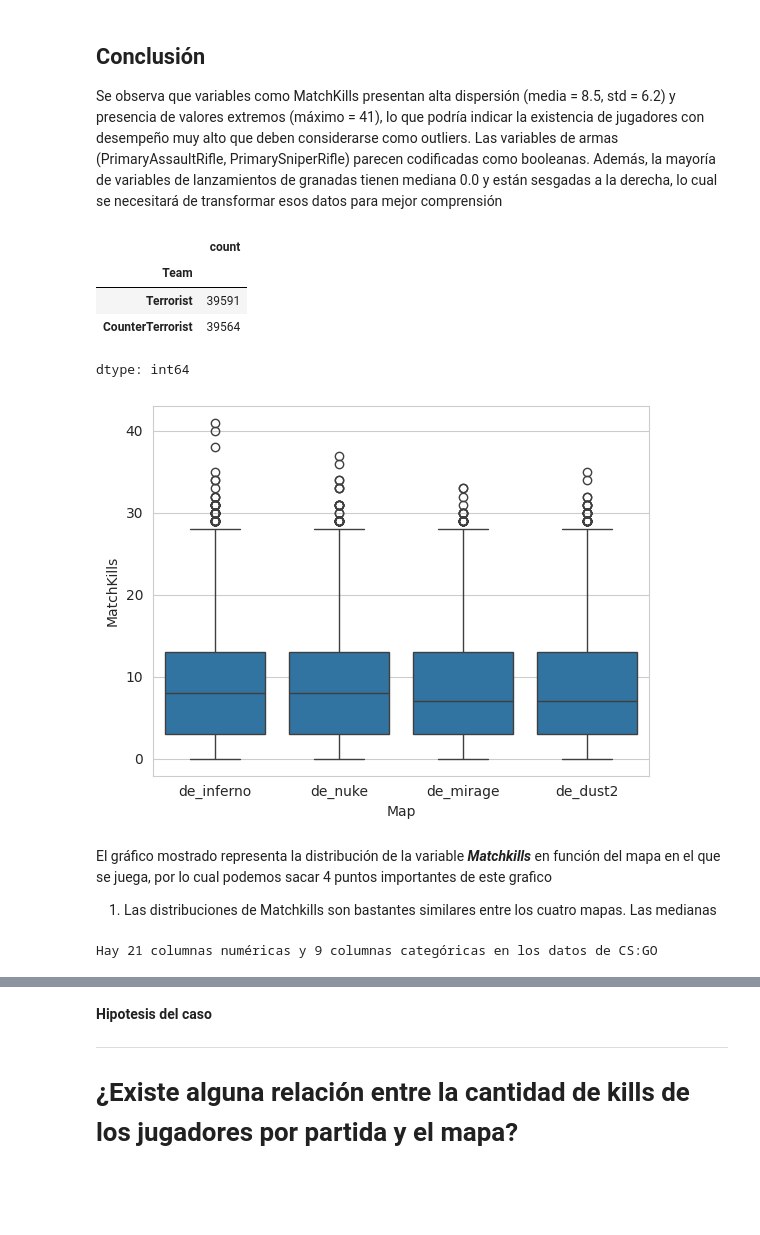
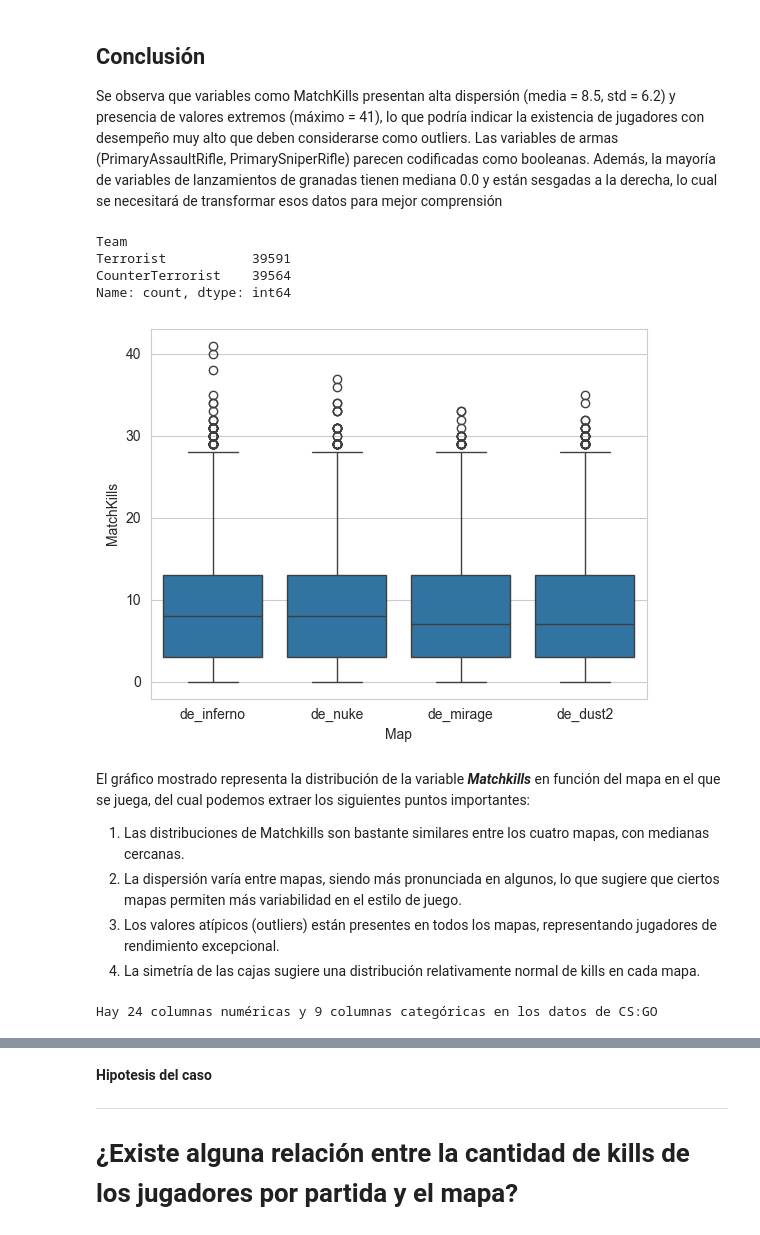
Before and after one commit to lonelystar16/fund-machinelearning, a Jupyter notebook: Informe Tecnico.ipynb, the cells around one changed output, grey strips where cells are left out. Drawn from its saved outputs; the diff is of its cells as text; code cells hidden in the pictures; blank space fills up the shorter version.

```diff
--- a/Informe Tecnico.ipynb
+++ b/Informe Tecnico.ipynb
@@ -77,6 +70,7 @@ from sklearn.metrics import mean_squared_error, r2_score
 # %%
 # Carga del dataset
-rdf = pd.read_csv('Anexo ET_demo_round_traces_2022.csv', sep=';', on_bad_lines='warn')
+# Lectura del dataset con parámetros optimizados
+rdf = pd.read_csv('Anexo ET_demo_round_traces_2022.csv', sep=';',low_memory=False,on_bad_lines='warn')
 rdf.head()
 # %% [output]
 |  | Unnamed: 0 | Map | Team | InternalTeamId | MatchId | RoundId | RoundWinner | MatchWinner | Survived | ... |
@@ -194,0 +335,11 @@ dtype: float64
+# %%
+# 1. Ratio K/D y Headshots
+rdf['KD_Ratio'] = rdf['RoundKills'] / 1  # Kills por ronda
+rdf['Headshot_Percentage'] = (rdf['RoundHeadshots'] / rdf['RoundKills'].replace(0, 1)) * 100
+
+# Visualización de K/D Ratio por equipo
+plt.figure(figsize=(12, 6))
+sns.boxplot(data=rdf, x='Team', y='RoundKills')
+plt.title('Distribución de Kills por Equipo y Ronda')
+plt.ylabel('Kills por Ronda')
+plt.show()
@@ -194,0 +359,8 @@ dtype: float64
+# %%
+rdf['Damage_per_Money'] = rdf['RoundKills'] / rdf['RoundStartingEquipmentValue'].replace(0, 1)
+# Visualización de Eficiencia Económica
+plt.figure(figsize=(12, 6))
+sns.boxplot(data=rdf, x='Team', y='Damage_per_Money')
+plt.title('Eficiencia Económica: Kills por Dinero Gastado')
+plt.ylabel('Kills/Dinero')
+plt.show()
@@ -194,0 +371,12 @@ dtype: float64
+# %%
+# Tasa de victoria por equipo
+rdf['RoundWinner'] = rdf['RoundWinner'].map({'True': 1, 'False': 0})
+
+# Tasa de victoria por equipo
+victory_rate = rdf.groupby('Team')['RoundWinner'].mean() * 100
+plt.figure(figsize=(10, 6))
+victory_rate.plot(kind='bar')
+plt.title('Tasa de Victoria por Equipo')
+plt.ylabel('Porcentaje de Victoria')
+plt.xticks(rotation=45)
+plt.show()
@@ -212,26 +402,29 @@ Además, la mayoría de variables de lanzamientos de granadas tienen mediana 0.0
 # %%
 import seaborn as sns
 sns.set_style('whitegrid')
-ax= sns.boxplot(x='Map',y='MatchKills',data=rawDataFrame)
+ax= sns.boxplot(x='Map',y='MatchKills',data=rdf)
 # Se crea un boxplot para visualizar la distribución de muertes por mapa (MatchKills VS Map)
 # Detectar posibles valores atípicos
 
-rawDataFrame.Team.value_counts()
+rdf.Team.value_counts()
 # Cuenta la frecuencia de aparición de cada equipo en los datos.
 # %% [output]
-|  | count |
-| Team |  |
-| Terrorist | 39591 |
-| CounterTerrorist | 39564 |
-dtype: int64
+Team
+Terrorist           39591
+CounterTerrorist    39564
+Name: count, dtype: int64
-[figure, old version]
+[figure, new version]
 # %% [markdown]
-El gráfico mostrado representa la distribución de la variable ***Matchkills*** en función del mapa en el que se juega, por lo cual podemos sacar 4 puntos importantes de este grafico
-1. Las distribuciones de Matchkills son bastantes similares entre los cuatro mapas. Las medianas
+El gráfico mostrado representa la distribución de la variable ***Matchkills*** en función del mapa en el que se juega, del cual podemos extraer los siguientes puntos importantes:
+
+1. Las distribuciones de Matchkills son bastante similares entre los cuatro mapas, con medianas cercanas.
+2. La dispersión varía entre mapas, siendo más pronunciada en algunos, lo que sugiere que ciertos mapas permiten más variabilidad en el estilo de juego.
+3. Los valores atípicos (outliers) están presentes en todos los mapas, representando jugadores de rendimiento excepcional.
+4. La simetría de las cajas sugiere una distribución relativamente normal de kills en cada mapa.
 # %%
-numeric_data = rawDataFrame.select_dtypes(include=[np.number])
-cat_data = rawDataFrame.select_dtypes(exclude=[np.number])
+numeric_data = rdf.select_dtypes(include=[np.number])
+cat_data = rdf.select_dtypes(exclude=[np.number])
 print ("Hay {} columnas numéricas y {} columnas categóricas en los datos de CS:GO".format(numeric_data.shape[1],cat_data.shape[1]))
 #Hay 21 columnas numéricas y 9 columnas categóricas en el set de datos
 # %% [output]
-Hay 21 columnas numéricas y 9 columnas categóricas en los datos de CS:GO
+Hay 24 columnas numéricas y 9 columnas categóricas en los datos de CS:GO
```
Also changed, not shown: parts of 88 cells of this notebook, 1 other file.
